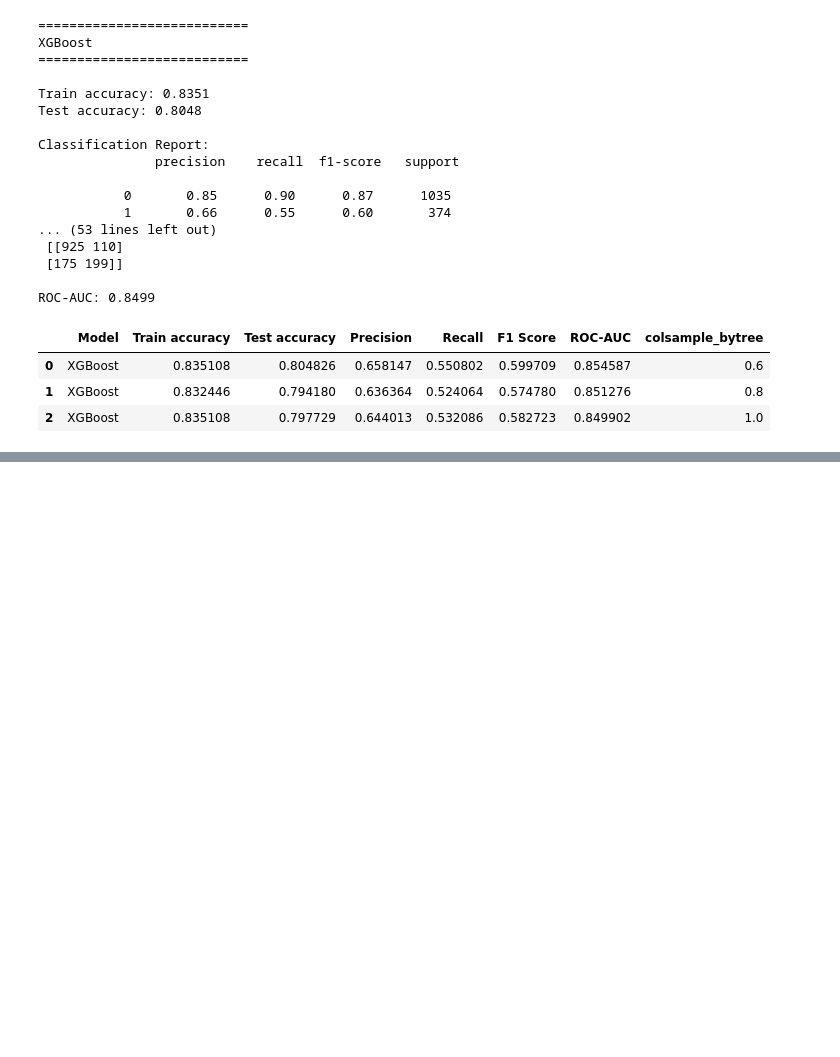
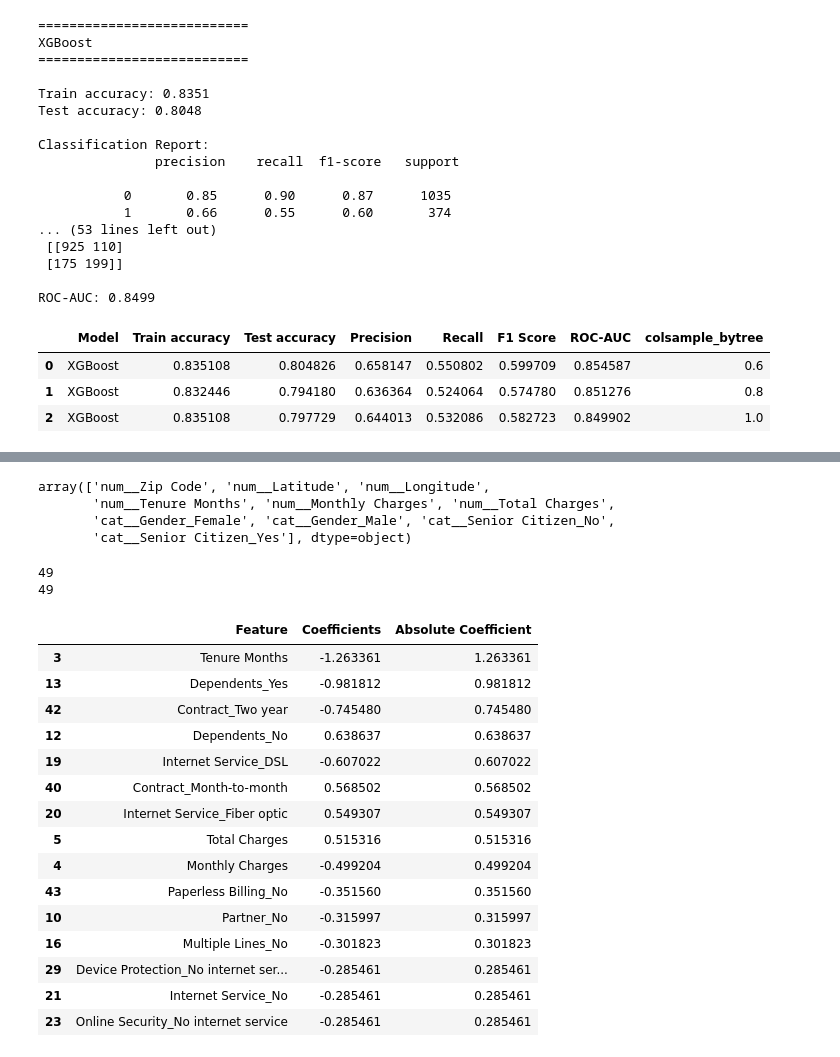
Before and after one commit to ashutoshkumar101/customer-churn-prediction, a Jupyter notebook: notebooks/03_modeling.ipynb, the cells around one changed output, grey strips where cells are left out. Drawn from its saved outputs; the diff is of its cells as text; code cells hidden in the pictures; blank space fills up the shorter version.

Commit message:
Complete model training, evaluation and comparison

```diff
--- a/notebooks/03_modeling.ipynb
+++ b/notebooks/03_modeling.ipynb
@@ -431,0 +508,54 @@ results_df_colsample
+# %%
+feature_names= preprocessor.get_feature_names_out()
+
+feature_names[:10]
+# %% [output]
+array(['num__Zip Code', 'num__Latitude', 'num__Longitude',
+       'num__Tenure Months', 'num__Monthly Charges', 'num__Total Charges',
+       'cat__Gender_Female', 'cat__Gender_Male', 'cat__Senior Citizen_No',
+       'cat__Senior Citizen_Yes'], dtype=object)
+# %%
+coefficients= lr_model.coef_[0]
+# %%
+print(len(feature_names))
+print(len(coefficients))
+# %% [output]
+49
+49
+# %%
+importance_df= pd.DataFrame({
+    "Feature": feature_names,
+    "Coefficients": coefficients
+})
+
+importance_df["Absolute Coefficient"]= importance_df["Coefficients"].abs()
+# %%
+importance_df= importance_df.sort_values(
+    by="Absolute Coefficient",
+    ascending=False
+)
+# %%
+importance_df["Feature"] = (
+    importance_df["Feature"]
+    .str.replace("num__", "", regex=False)
+    .str.replace("cat__", "", regex=False)
+)
+# %%
+importance_df.head(15)
+# %% [output]
+|  | Feature | Coefficients | Absolute Coefficient |
+| 3 | Tenure Months | -1.263361 | 1.263361 |
+| 13 | Dependents_Yes | -0.981812 | 0.981812 |
+| 42 | Contract_Two year | -0.745480 | 0.745480 |
+| 12 | Dependents_No | 0.638637 | 0.638637 |
+| 19 | Internet Service_DSL | -0.607022 | 0.607022 |
+| 40 | Contract_Month-to-month | 0.568502 | 0.568502 |
+| 20 | Internet Service_Fiber optic | 0.549307 | 0.549307 |
+| 5 | Total Charges | 0.515316 | 0.515316 |
+| 4 | Monthly Charges | -0.499204 | 0.499204 |
+| 43 | Paperless Billing_No | -0.351560 | 0.351560 |
+| 10 | Partner_No | -0.315997 | 0.315997 |
+| 16 | Multiple Lines_No | -0.301823 | 0.301823 |
+| 29 | Device Protection_No internet ser... | -0.285461 | 0.285461 |
+| 21 | Internet Service_No | -0.285461 | 0.285461 |
+| 23 | Online Security_No internet service | -0.285461 | 0.285461 |
```
Also changed, not shown: parts of 5 cells of this notebook, 1 other file.
